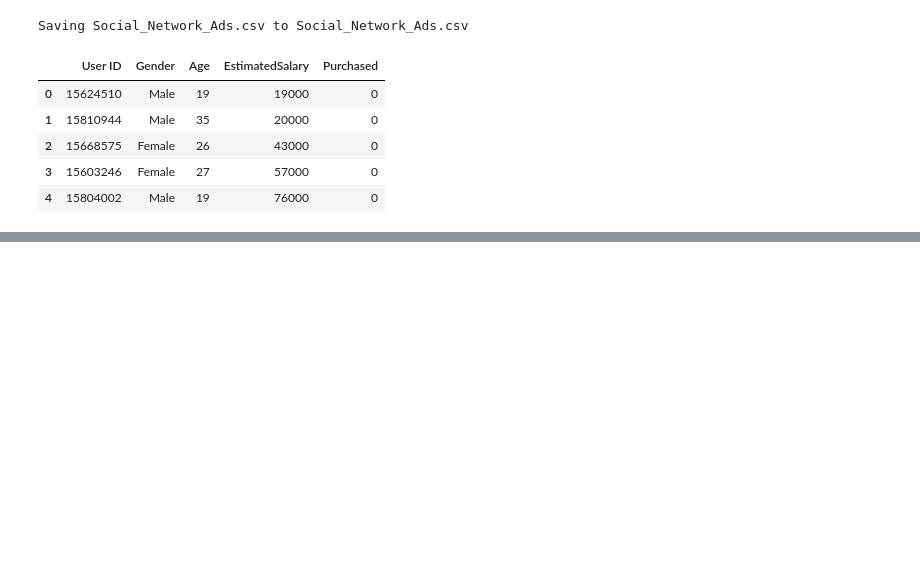
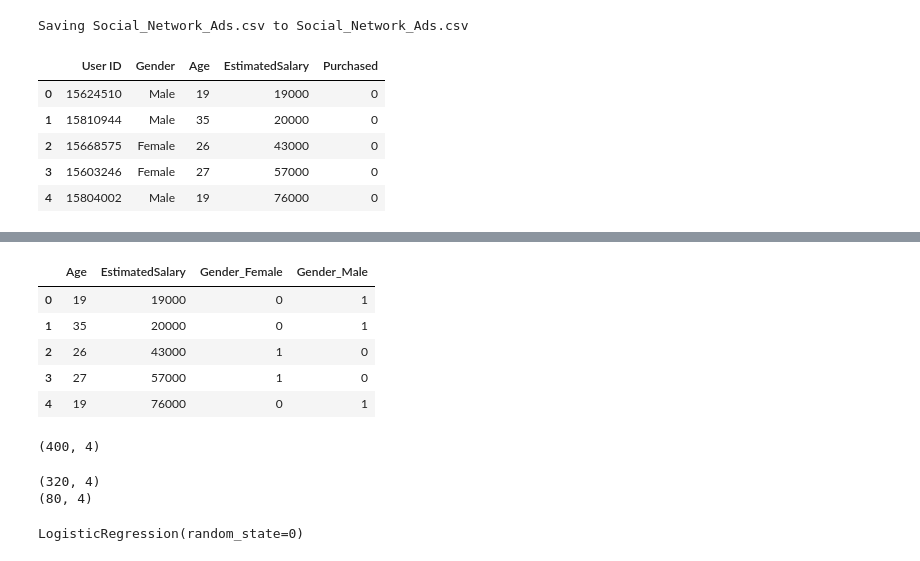
Before and after one commit to ETorresSacha/clases-MI, a Jupyter notebook: algoritmo_de_clasificacion.ipynb, the cells around one changed output, grey strips where cells are left out. Drawn from its saved outputs; the diff is of its cells as text; code cells hidden in the pictures; blank space fills up the shorter version.

```diff
--- a/algoritmo_de_clasificacion.ipynb
+++ b/algoritmo_de_clasificacion.ipynb
@@ -162,0 +163,4 @@ gender = data[['Gender']]
+# %%
+from sklearn.preprocessing import OneHotEncoder
+cat_enocoder = OneHotEncoder()
+data_cat_1hot = cat_enocoder.fit_transform(gender)
@@ -162,0 +197,3 @@ gender = data[['Gender']]
+# %%
+encoded_df = pd.DataFrame(data_cat_1hot.toarray().astype(int),columns=cat_enocoder.get_feature_names_out())
+encoded_df.head()
@@ -162,0 +207,14 @@ gender = data[['Gender']]
+# %%
+data1 = pd.concat([x,encoded_df],axis=1) # junta las columnas
+data1.head()
+# %% [output]
+|  | Age | EstimatedSalary | Gender_Female | Gender_Male |
+| 0 | 19 | 19000 | 0 | 1 |
+| 1 | 35 | 20000 | 0 | 1 |
+| 2 | 26 | 43000 | 1 | 0 |
+| 3 | 27 | 57000 | 1 | 0 |
+| 4 | 19 | 76000 | 0 | 1 |
+# %%
+data1.shape
+# %% [output]
+(400, 4)
@@ -162,0 +224,6 @@ gender = data[['Gender']]
+# %%
+print(x_train.shape)
+print(x_test.shape)
+# %% [output]
+(320, 4)
+(80, 4)
@@ -162,0 +237,6 @@ gender = data[['Gender']]
+# %%
+from sklearn.linear_model import LogisticRegression
+log_reg = LogisticRegression(random_state=0)
+log_reg.fit(x_train,y_train)
+# %% [output]
+LogisticRegression(random_state=0)
```
Also changed, not shown: parts of 16 cells of this notebook.
